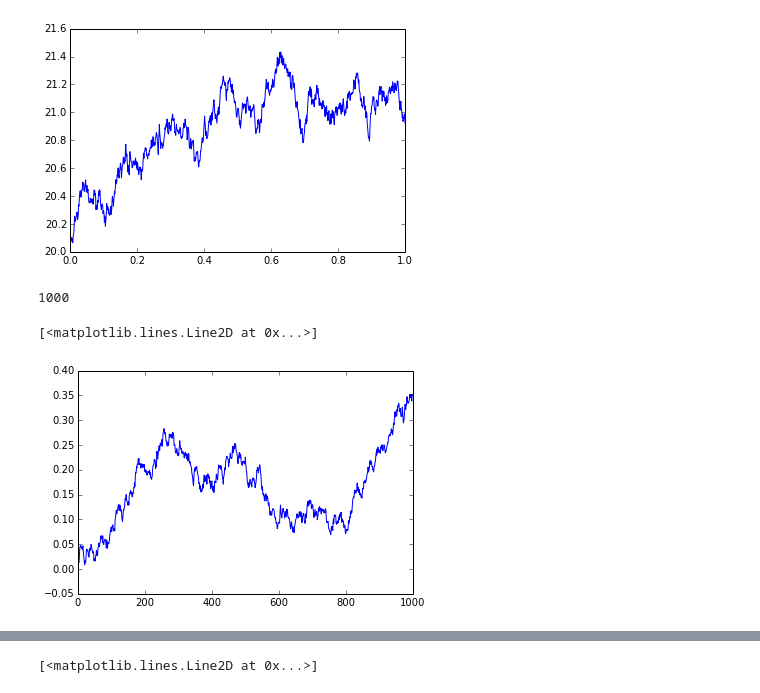
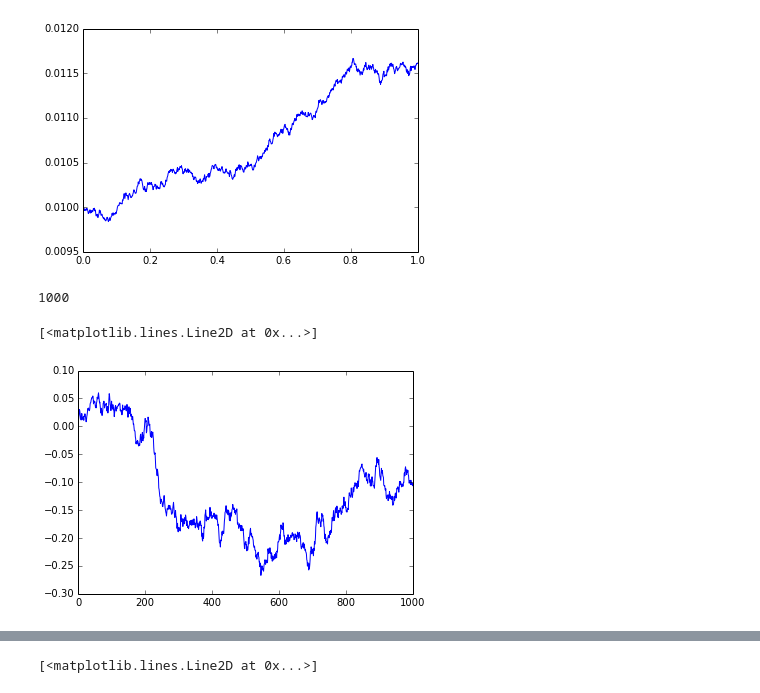
Before and after one commit to buckie/wtmm-python, a Jupyter notebook: notebooks/scipy approach.ipynb, the cells around one changed output, grey strips where cells are left out. Cells and saved outputs as stored; diff of their text form; code cells hidden in the pictures.

Commit message:
more work on getting the scipy version to perform. close but not complete...
Signed-off-by: buckie <wjmartino@gmail.com>

```diff
--- a/notebooks/scipy approach.ipynb
+++ b/notebooks/scipy approach.ipynb
@@ -9,54 +11,38 @@ import tables
 # %%
-
-def frac_bwn(T=2, dt=0.01, sigma=0.05, S0=0, mu=0.1, plot=False):
+def frac_bwn(T=2, dt=0.01, sigma=0.05, S0=0.01, mu=0.1, plot=False):
     N = round(T/dt)
     t = np.linspace(0, T, N)
     W = np.random.standard_normal(size = N)
     W = np.cumsum(W)*np.sqrt(dt) ### standard brownian motion ###
     X = (mu-0.5*sigma**2)*t + sigma*W
     S = S0*np.exp(X) ### geometric brownian motion ###
 
     if plot:
         plt.plot(t, S)
         plt.show()
 
     return t, S
 
 fbm_t, fbm_s = frac_bwn(T=1, dt=0.001, plot=True)
 print len(fbm_s)
+
+def brown_m(n):
+    # Process parameters
+    delta = 0.25
+    dt = 0.1
+
+    # Initial condition.
+    x = 0.0
+
+    for k in range(n):
+        x = x + norm.rvs(scale=delta**2*dt)
+        yield x
+
+bwn_m = np.array([i for i in brown_m(1000)])
+plot(bwn_m)
 # %% [output]
-[figure, old version]
+[figure, new version]
 1000
+[<matplotlib.lines.Line2D at 0x...>]
+[figure, added]
-# %%
-from scipy.stats import norm
-
-# Process parameters
-delta = 0.25
-dt = 0.1
-
-# Initial condition.
-x = 0.0
-
-# Number of iterations to compute.
-n = 20
-
-# Iterate to compute the steps of the Brownian motion.
-
-
-def brown_m(n):
-    # Process parameters
-    delta = 0.25
-    dt = 0.1
-
-    # Initial condition.
-    x = 0.0
-
-    for k in range(n):
-        x = x + norm.rvs(scale=delta**2*dt)
-        yield x
-bwn_m = np.array([i for i in brown_m(1000)])
-plot(bwn_m)
-# %% [output]
-[<matplotlib.lines.Line2D at 0x...>]
-[figure, removed]
 # %%
```
Also changed, not shown: parts of 23 cells of this notebook, 2 other files.
